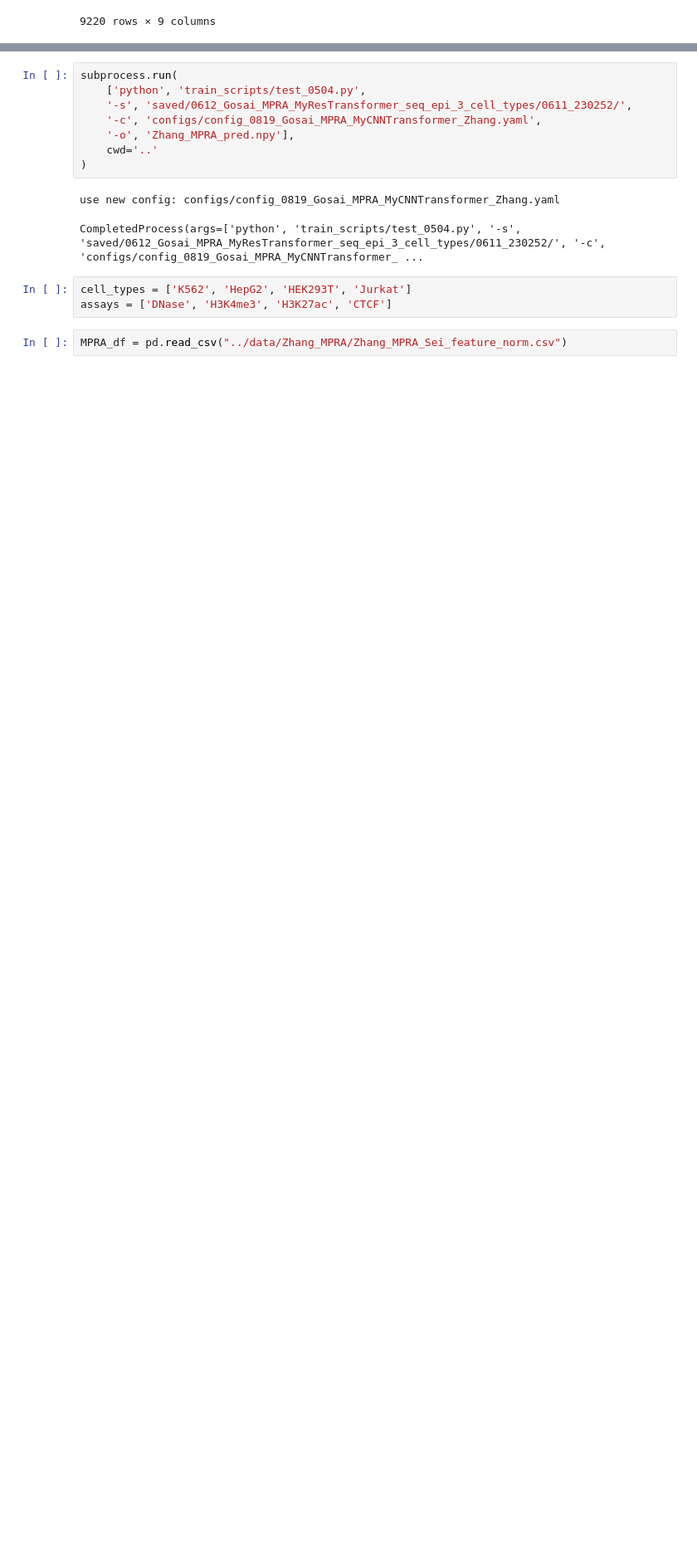
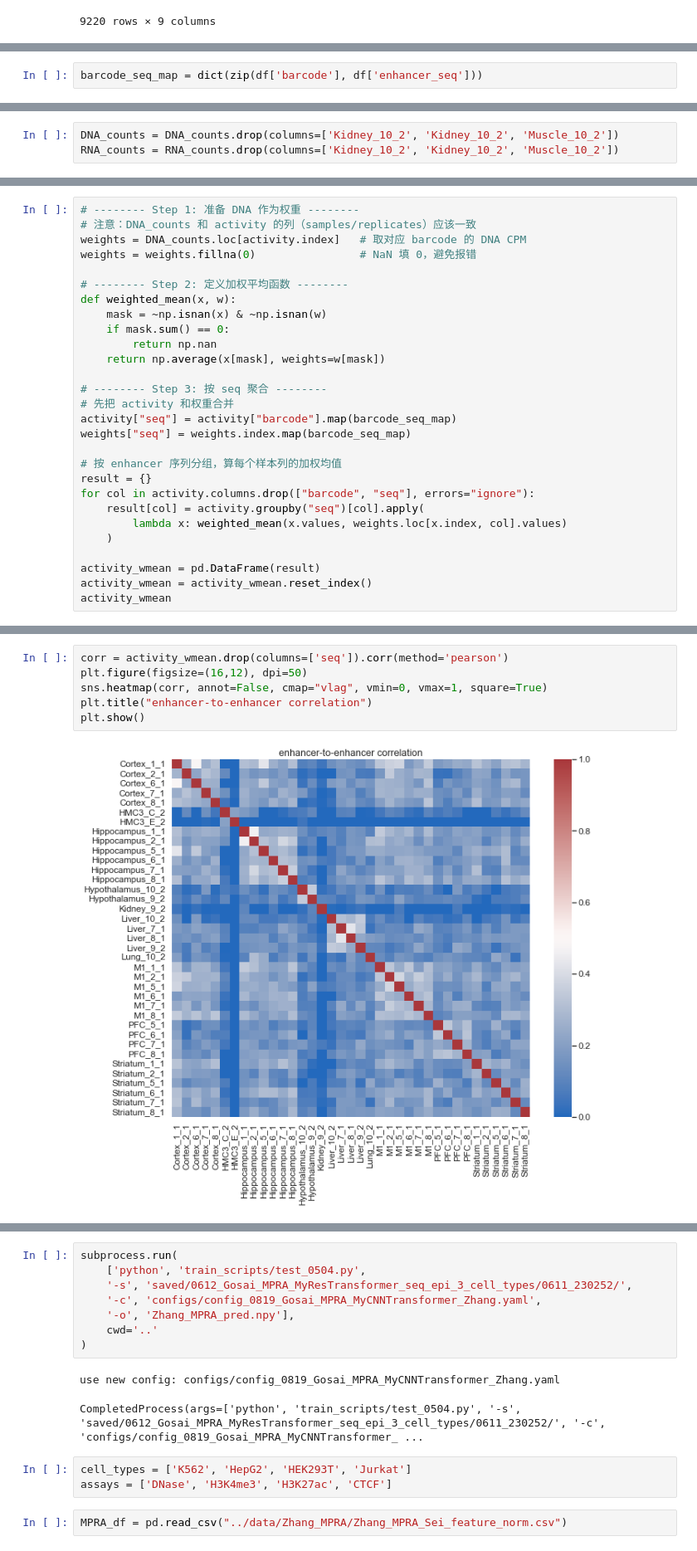
Before and after one commit to maplecai/MPRA_predict, a Jupyter notebook: predict_epi_features/11.1_sysMPRA_process_raw_data.ipynb, the cells around one changed output, grey strips where cells are left out. Shown at 83% size. Cells and saved outputs as stored; diff of their text form; blank space fills up the shorter version.

```diff
--- a/predict_epi_features/11.1_sysMPRA_process_raw_data.ipynb
+++ b/predict_epi_features/11.1_sysMPRA_process_raw_data.ipynb
@@ -327,0 +22,2 @@ print(pred_array.shape)
+# %%
+barcode_seq_map = dict(zip(df['barcode'], df['enhancer_seq']))
@@ -327,0 +126,3 @@ print(pred_array.shape)
+# %%
+DNA_counts = DNA_counts.drop(columns=['Kidney_10_2', 'Kidney_10_2', 'Muscle_10_2'])
+RNA_counts = RNA_counts.drop(columns=['Kidney_10_2', 'Kidney_10_2', 'Muscle_10_2'])
@@ -327,0 +156,28 @@ print(pred_array.shape)
+# %%
+# -------- Step 1: 准备 DNA 作为权重 --------
+# 注意：DNA_counts 和 activity 的列（samples/replicates）应该一致
+weights = DNA_counts.loc[activity.index]   # 取对应 barcode 的 DNA CPM
+weights = weights.fillna(0)                # NaN 填 0，避免报错
+
+# -------- Step 2: 定义加权平均函数 --------
+def weighted_mean(x, w):
+    mask = ~np.isnan(x) & ~np.isnan(w)
+    if mask.sum() == 0:
+        return np.nan
+    return np.average(x[mask], weights=w[mask])
+
+# -------- Step 3: 按 seq 聚合 --------
+# 先把 activity 和权重合并
+activity["seq"] = activity["barcode"].map(barcode_seq_map)
+weights["seq"] = weights.index.map(barcode_seq_map)
+
+# 按 enhancer 序列分组，算每个样本列的加权均值
+result = {}
+for col in activity.columns.drop(["barcode", "seq"], errors="ignore"):
+    result[col] = activity.groupby("seq")[col].apply(
+        lambda x: weighted_mean(x.values, weights.loc[x.index, col].values)
+    )
+
+activity_wmean = pd.DataFrame(result)
+activity_wmean = activity_wmean.reset_index()
+activity_wmean
@@ -327,0 +198,8 @@ print(pred_array.shape)
+# %%
+corr = activity_wmean.drop(columns=['seq']).corr(method='pearson')
+plt.figure(figsize=(16,12), dpi=50)
+sns.heatmap(corr, annot=False, cmap="vlag", vmin=0, vmax=1, square=True)
+plt.title("enhancer-to-enhancer correlation")
+plt.show()
+# %% [output]
+[figure, added]
```
Also changed, not shown: parts of 43 cells of this notebook, 20 other files.
